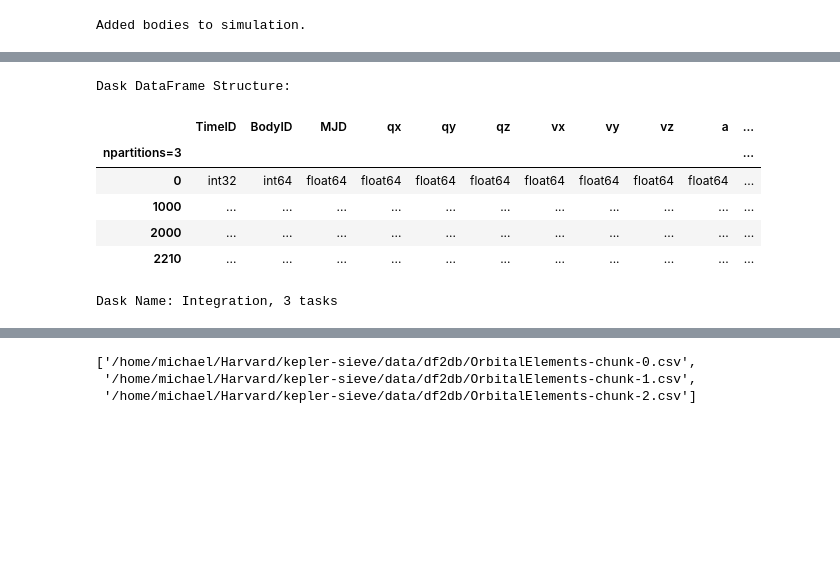
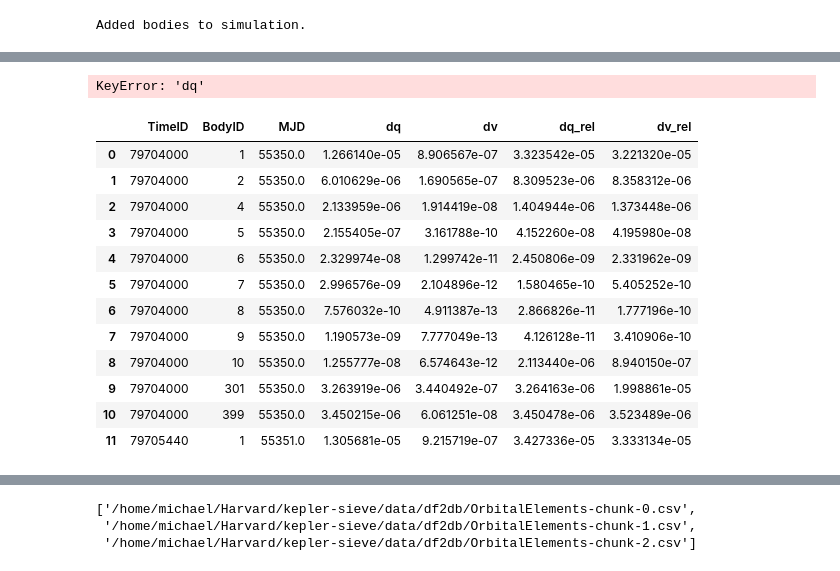
Before and after one commit to memanuel/kepler-sieve, a Jupyter notebook: jupyter/planets_integrate.ipynb, the cells around one changed output, grey strips where cells are left out. Saved outputs shown, nothing was run; the diff lists cells and outputs as text; code cells hidden in the pictures; blank space fills up the shorter version.

```diff
--- a/jupyter/planets_integrate.ipynb
+++ b/jupyter/planets_integrate.ipynb
@@ -109,4 +118,5 @@ df[0:10]
 # %%
 mjd0 = 55350
 mjd1 = 62650
-dfd = get_integration_diff(BodyCollectionCD='P', mjd0=mjd0, mjd1=mjd1, by_date=False)
+body_collection = 'Planets'
+# dfd = get_integration_diff(body_collection='Planets', mjd0=mjd0, mjd1=mjd1, by_date=False)
@@ -113,2 +139,40 @@ dfd = get_integration_diff(BodyCollectionCD='P', mjd0=mjd0, mjd1=mjd1, by_date=F
+# %%
+    # Get DataFrames of errors by date and for each body
+    df = get_integration_diff(body_collection=body_collection, mjd0=mjd0, mjd1=mjd1, by_date=False)
+    dfd = get_integration_diff(body_collection=body_collection, mjd0=mjd0, mjd1=mjd1, by_date=True)
+
+    # Error on all 11 bodies (Sun, 9 Planets, Moon)
+    mean_dq = np.mean(dfd['dq'])
+    mean_dq_rel = np.mean(dfd['dq_rel'])
+
+    # Error on 11 bodies excluding Mercury
+    mask = (dfd.BodyID != 1)
+    dfd_xm = dfd_p[mask].groupby(dfd.TimeID).mean()
+    mean_dq_xm = np.mean(dfd_xm['dq'])
+    mean_dq_rel_xm = np.mean(dfd_xm['dq_rel'])
+
+    # Report results
+    print()
+    print_stars()
+    print(f'Mean Error - Integration with {body_collection}:')
+    print('                  All Bodies : Ex Mercury')
+    print(f'Absolute Error: {mean_dq:5.3e} : {mean_dq_xm:5.3e}')
+    print(f'Relative Error: {mean_dq_rel:5.3e} : {mean_dq_rel_xm:5.3e}')
+# %% [output]
+KeyError: 'dq'
 # %%
-# dfd[0:12]
+dfd[0:12]
+# %% [output]
+|  | TimeID | BodyID | MJD | dq | dv | dq_rel | dv_rel |
+| 0 | 79704000 | 1 | 55350.0 | 1.266140e-05 | 8.906567e-07 | 3.323542e-05 | 3.221320e-05 |
+| 1 | 79704000 | 2 | 55350.0 | 6.010629e-06 | 1.690565e-07 | 8.309523e-06 | 8.358312e-06 |
+| 2 | 79704000 | 4 | 55350.0 | 2.133959e-06 | 1.914419e-08 | 1.404944e-06 | 1.373448e-06 |
+| 3 | 79704000 | 5 | 55350.0 | 2.155405e-07 | 3.161788e-10 | 4.152260e-08 | 4.195980e-08 |
+| 4 | 79704000 | 6 | 55350.0 | 2.329974e-08 | 1.299742e-11 | 2.450806e-09 | 2.331962e-09 |
+| 5 | 79704000 | 7 | 55350.0 | 2.996576e-09 | 2.104896e-12 | 1.580465e-10 | 5.405252e-10 |
+| 6 | 79704000 | 8 | 55350.0 | 7.576032e-10 | 4.911387e-13 | 2.866826e-11 | 1.777196e-10 |
+| 7 | 79704000 | 9 | 55350.0 | 1.190573e-09 | 7.777049e-13 | 4.126128e-11 | 3.410906e-10 |
+| 8 | 79704000 | 10 | 55350.0 | 1.255777e-08 | 6.574643e-12 | 2.113440e-06 | 8.940150e-07 |
+| 9 | 79704000 | 301 | 55350.0 | 3.263919e-06 | 3.440492e-07 | 3.264163e-06 | 1.998861e-05 |
+| 10 | 79704000 | 399 | 55350.0 | 3.450215e-06 | 6.061251e-08 | 3.450478e-06 | 3.523489e-06 |
+| 11 | 79705440 | 1 | 55351.0 | 1.305681e-05 | 9.215719e-07 | 3.427336e-05 | 3.333134e-05 |
@@ -118,11 +178,0 @@ ddf = dd.from_pandas(df, chunksize=chunksize, name='Integration')
-# %%
-ddf
-# %% [output]
-Dask DataFrame Structure:
-|  | TimeID | BodyID | MJD | qx | qy | qz | vx | vy | vz | a | ... |
-| npartitions=3 |  |  |  |  |  |  |  |  |  |  | ... |
-| 0 | int32 | int64 | float64 | float64 | float64 | float64 | float64 | float64 | float64 | float64 | ... |
-| 1000 | ... | ... | ... | ... | ... | ... | ... | ... | ... | ... | ... |
-| 2000 | ... | ... | ... | ... | ... | ... | ... | ... | ... | ... | ... |
-| 2210 | ... | ... | ... | ... | ... | ... | ... | ... | ... | ... | ... |
-Dask Name: Integration, 3 tasks
```
Also changed, not shown: parts of 12 cells of this notebook, 3 other files.
